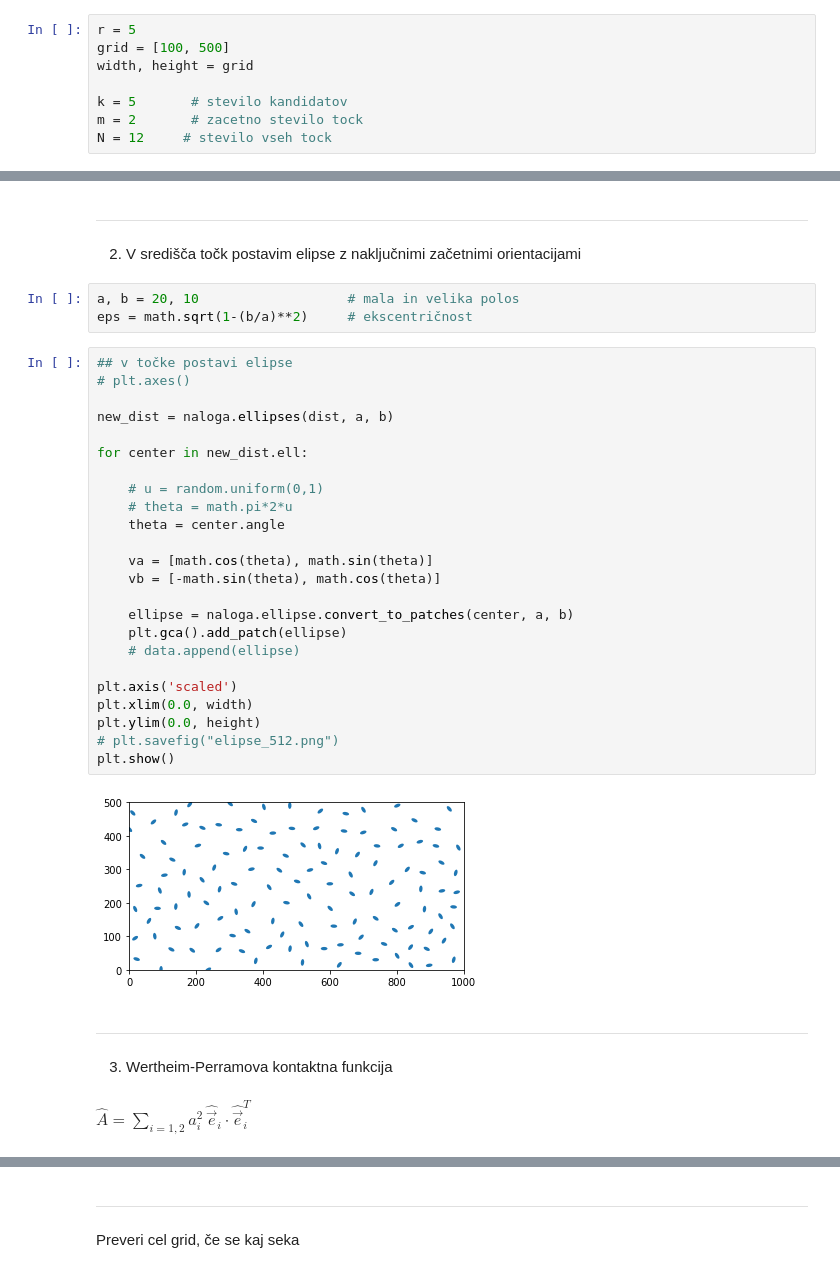
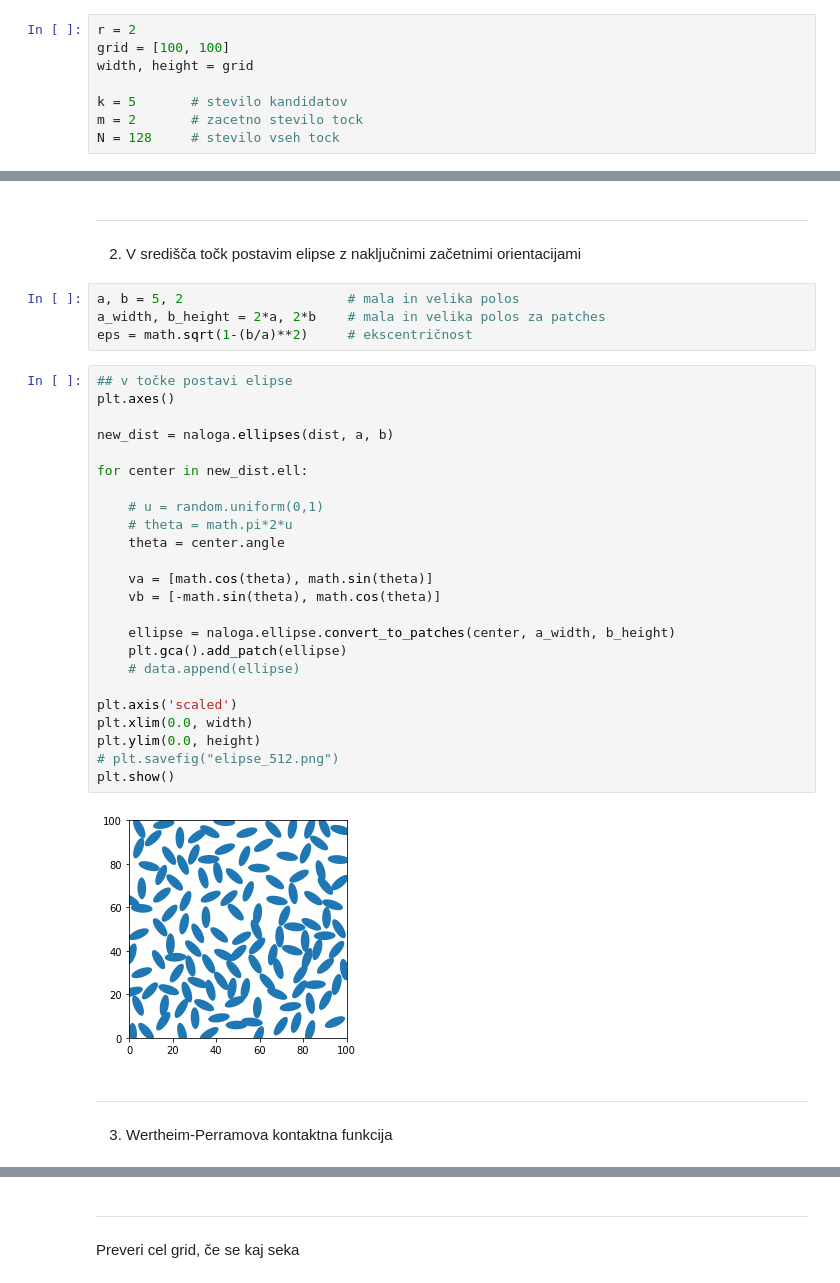
Before and after one commit to tinaaah/magistrska, a Jupyter notebook: test.ipynb, the cells around one changed output, grey strips where cells are left out. Saved outputs shown, nothing was run; the diff lists cells and outputs as text.

```diff
--- a/test.ipynb
+++ b/test.ipynb
@@ -11,13 +9,13 @@ import naloga
 # %% [markdown]
 1. Mitchellov algoritem zgenerira mrežo
 # %%
-r = 5
-grid = [100, 500]
+r = 2
+grid = [100, 100]
 width, height = grid
 
 k = 5       # stevilo kandidatov
 m = 2       # zacetno stevilo tock
-N = 12     # stevilo vseh tock
+N = 128     # stevilo vseh tock
 # %%
 initial = np.array([ [random.uniform(0,1)*width, random.uniform(0,1)*height] for i in range(m) ])
 # %%
@@ -55,36 +53,35 @@ plt.show()
 ____
 2. V središča točk postavim elipse z naključnimi začetnimi orientacijami
 # %%
-a, b = 20, 10                   # mala in velika polos
+a, b = 5, 2                     # mala in velika polos
+a_width, b_height = 2*a, 2*b    # mala in velika polos za patches
 eps = math.sqrt(1-(b/a)**2)     # ekscentričnost
 # %%
 ## v točke postavi elipse
-# plt.axes()
+plt.axes()
 
 new_dist = naloga.ellipses(dist, a, b)
 
 for center in new_dist.ell:
 
     # u = random.uniform(0,1)
     # theta = math.pi*2*u
     theta = center.angle
 
     va = [math.cos(theta), math.sin(theta)]
     vb = [-math.sin(theta), math.cos(theta)]
 
-    ellipse = naloga.ellipse.convert_to_patches(center, a, b)
+    ellipse = naloga.ellipse.convert_to_patches(center, a_width, b_height)
     plt.gca().add_patch(ellipse)
     # data.append(ellipse)
 
 plt.axis('scaled')
 plt.xlim(0.0, width)
 plt.ylim(0.0, height)
 # plt.savefig("elipse_512.png")
 plt.show()
 # %% [output]
-[figure, old version]
+[figure, new version]
 # %% [markdown]
 _____
 3. Wertheim-Perramova kontaktna funkcija
-# %% [markdown]
-$\hat{A}=\sum_{i=1,2} a_i^2 \, \hat{\vec{e}}_i \cdot \hat{\vec{e}}_i^T$
```
Also changed, not shown: parts of 21 cells of this notebook.
